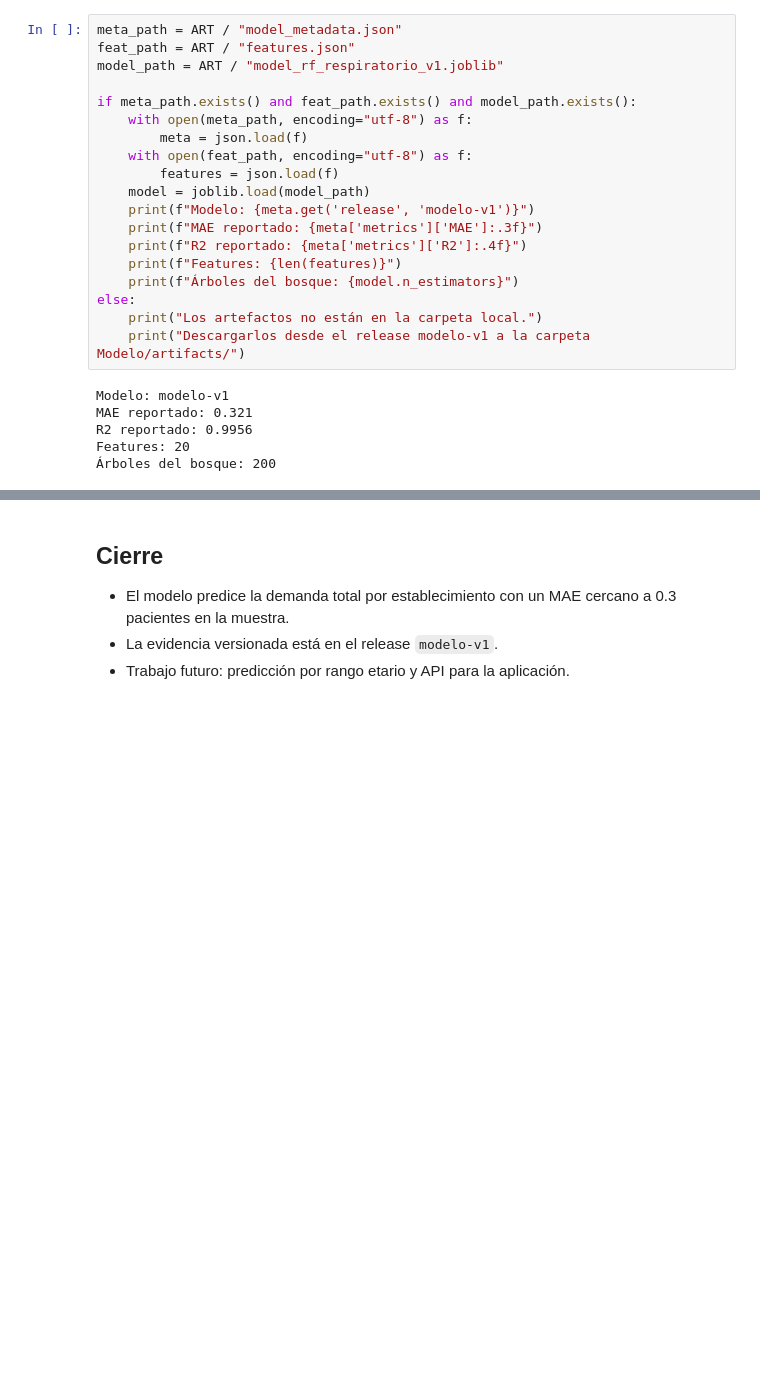
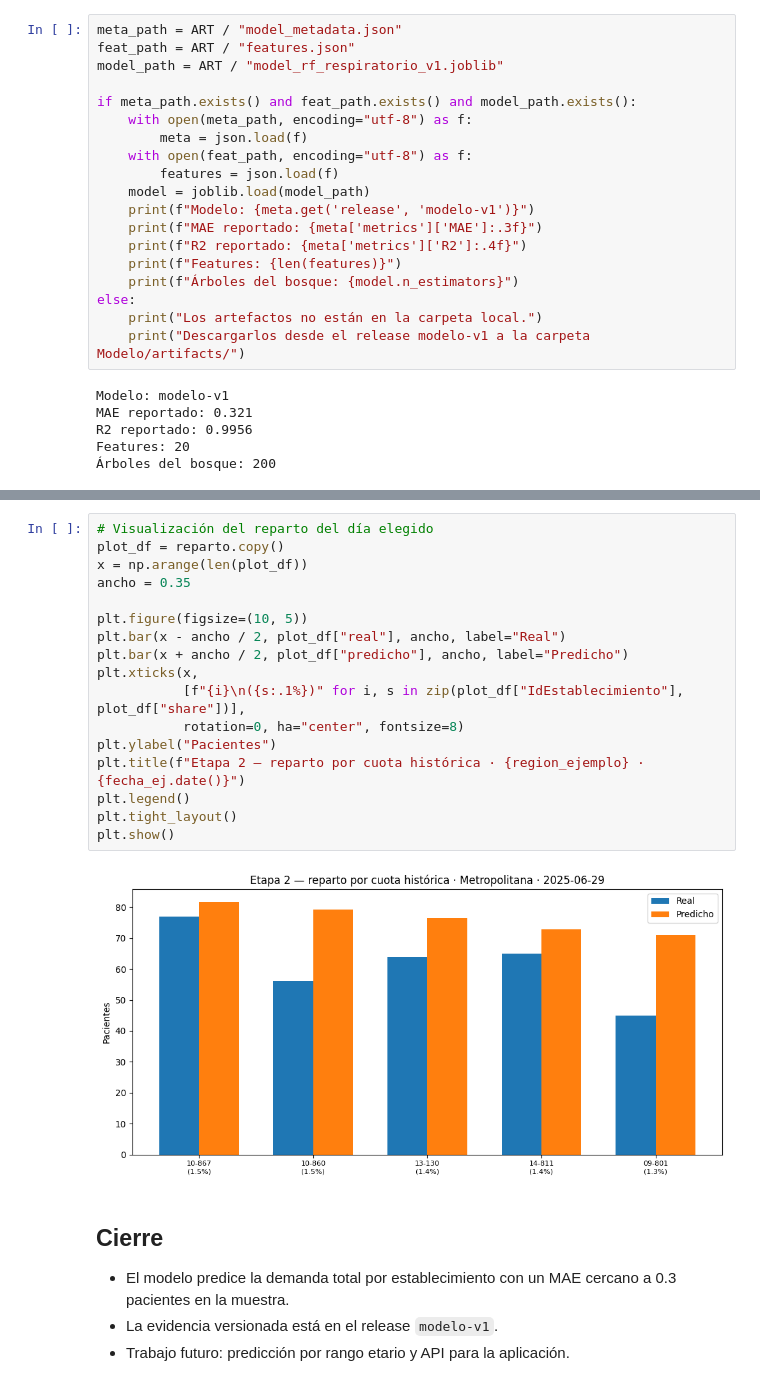
Before and after one commit to bupsidu/Healthcare_Analytics_Project, a Jupyter notebook: Modelo/notebooks/03_demo_prediccion_96h.ipynb, the cells around one changed output, grey strips where cells are left out. Saved outputs shown, nothing was run; the diff lists cells and outputs as text; blank space fills up the shorter version.

```diff
--- a/Modelo/notebooks/03_demo_prediccion_96h.ipynb
+++ b/Modelo/notebooks/03_demo_prediccion_96h.ipynb
@@ -115,3 +464,22 @@ Features: 20
+# %%
+# Visualización del reparto del día elegido
+plot_df = reparto.copy()
+x = np.arange(len(plot_df))
+ancho = 0.35
+
+plt.figure(figsize=(10, 5))
+plt.bar(x - ancho / 2, plot_df["real"], ancho, label="Real")
+plt.bar(x + ancho / 2, plot_df["predicho"], ancho, label="Predicho")
+plt.xticks(x,
+           [f"{i}\n({s:.1%})" for i, s in zip(plot_df["IdEstablecimiento"], plot_df["share"])],
+           rotation=0, ha="center", fontsize=8)
+plt.ylabel("Pacientes")
+plt.title(f"Etapa 2 — reparto por cuota histórica · {region_ejemplo} · {fecha_ej.date()}")
+plt.legend()
+plt.tight_layout()
+plt.show()
+# %% [output]
+[figure, added]
 # %% [markdown]
 ## Cierre
 
```
Also changed, not shown: parts of 9 cells of this notebook, 26 other files.
